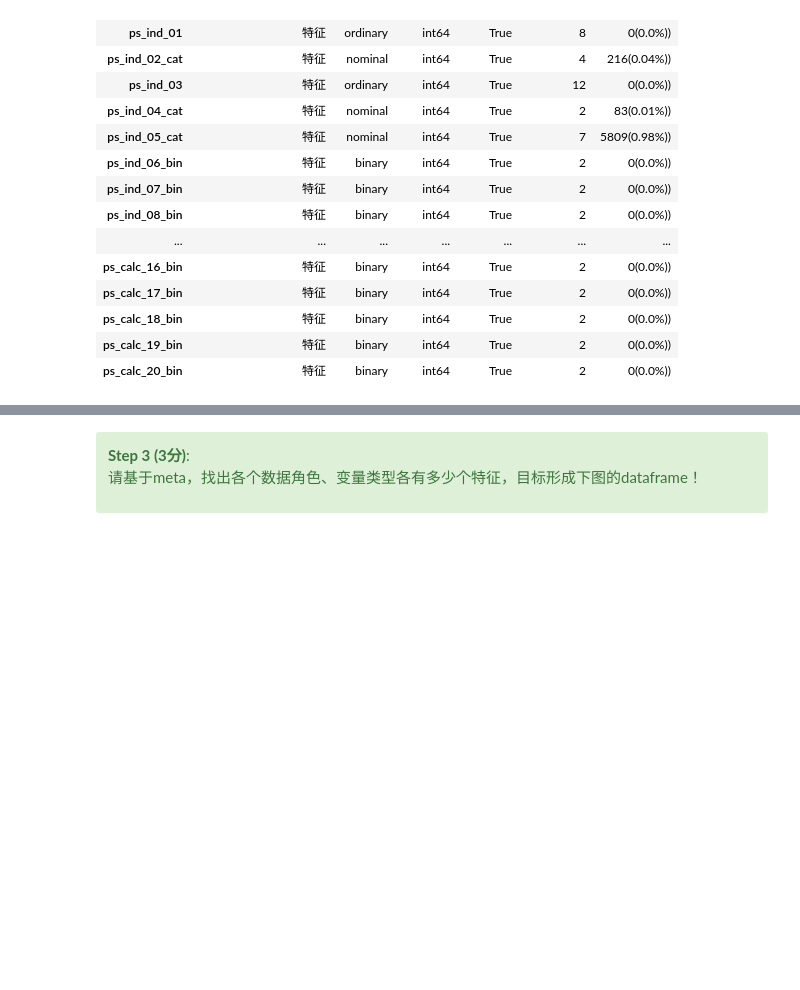
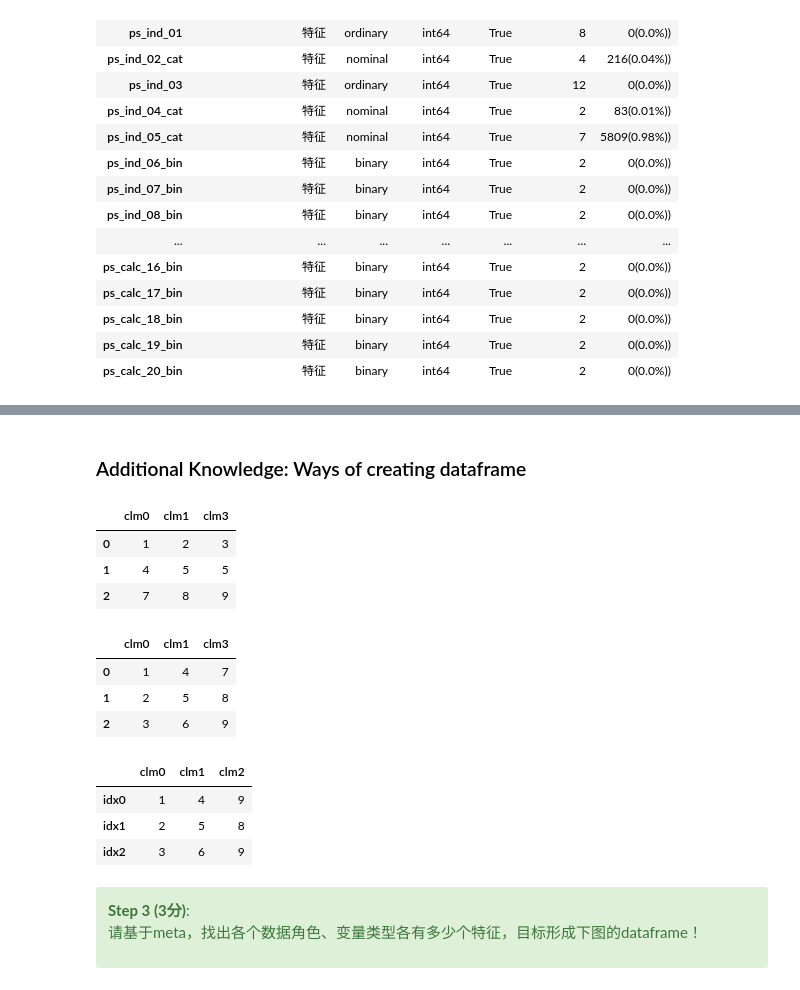
Before and after one commit to lydia0423/Kaggle, a Jupyter notebook: Kaggle 1/第二阶段_元数据/Phase2_metadata.ipynb, the cells around one changed output, grey strips where cells are left out. Drawn from its saved outputs; the diff is of its cells as text; code cells hidden in the pictures; blank space fills up the shorter version.

```diff
--- a/Kaggle 1/第二阶段_元数据/Phase2_metadata.ipynb
+++ b/Kaggle 1/第二阶段_元数据/Phase2_metadata.ipynb
@@ -458,3 +538,38 @@ meta
+# %% [markdown]
+### Additional Knowledge: Ways of creating dataframe
+# %%
+# method 1:
+lst = [ {'clm0': 1, 'clm1': 2, 'clm3': 3},
+        {'clm0': 4, 'clm1': 5, 'clm3': 5},
+        {'clm0': 7, 'clm1': 8, 'clm3': 9}]
+pd.DataFrame(lst)
+# %% [output]
+|  | clm0 | clm1 | clm3 |
+| 0 | 1 | 2 | 3 |
+| 1 | 4 | 5 | 5 |
+| 2 | 7 | 8 | 9 |
+# %%
+#method 2:
+dic = { 'clm0': [1, 2, 3],
+        'clm1': [4, 5, 6],
+        'clm3': [7, 8, 9]}
+pd.DataFrame(dic)
+# %% [output]
+|  | clm0 | clm1 | clm3 |
+| 0 | 1 | 4 | 7 |
+| 1 | 2 | 5 | 8 |
+| 2 | 3 | 6 | 9 |
+# %%
+#method 3:
+dic = { 'clm0' : {'idx0':1, 'idx1':2, 'idx2': 3},
+        'clm1' : {'idx0':4, 'idx1':5, 'idx2': 6},
+        'clm2' : {'idx0':9, 'idx1':8, 'idx2': 9}}
+pd.DataFrame(dic)
+# %% [output]
+|  | clm0 | clm1 | clm2 |
+| idx0 | 1 | 4 | 9 |
+| idx1 | 2 | 5 | 8 |
+| idx2 | 3 | 6 | 9 |
 # %% [markdown]
 <div class="alert alert-block alert-success"><b>Step 3 (3分)</b>:
 
```
Also changed, not shown: parts of 5 cells of this notebook.
